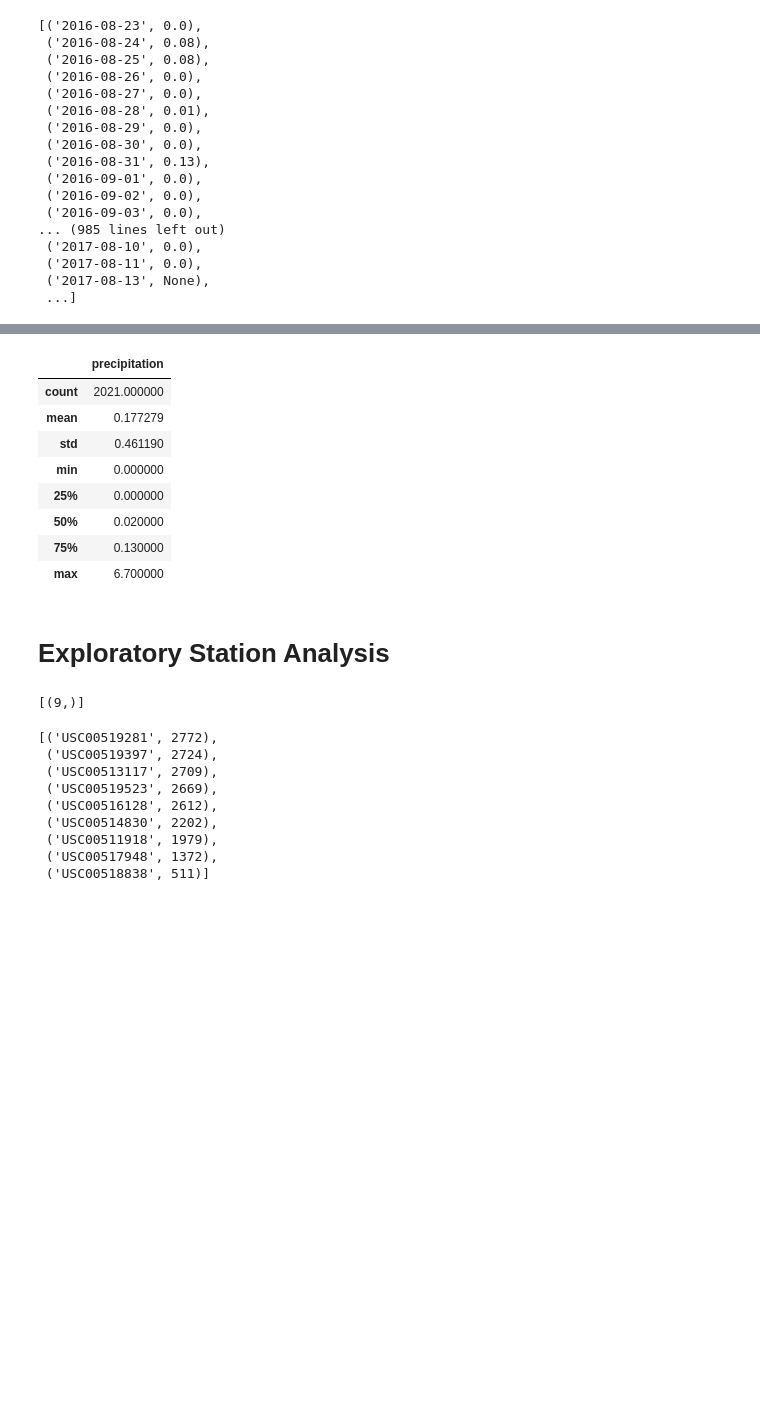
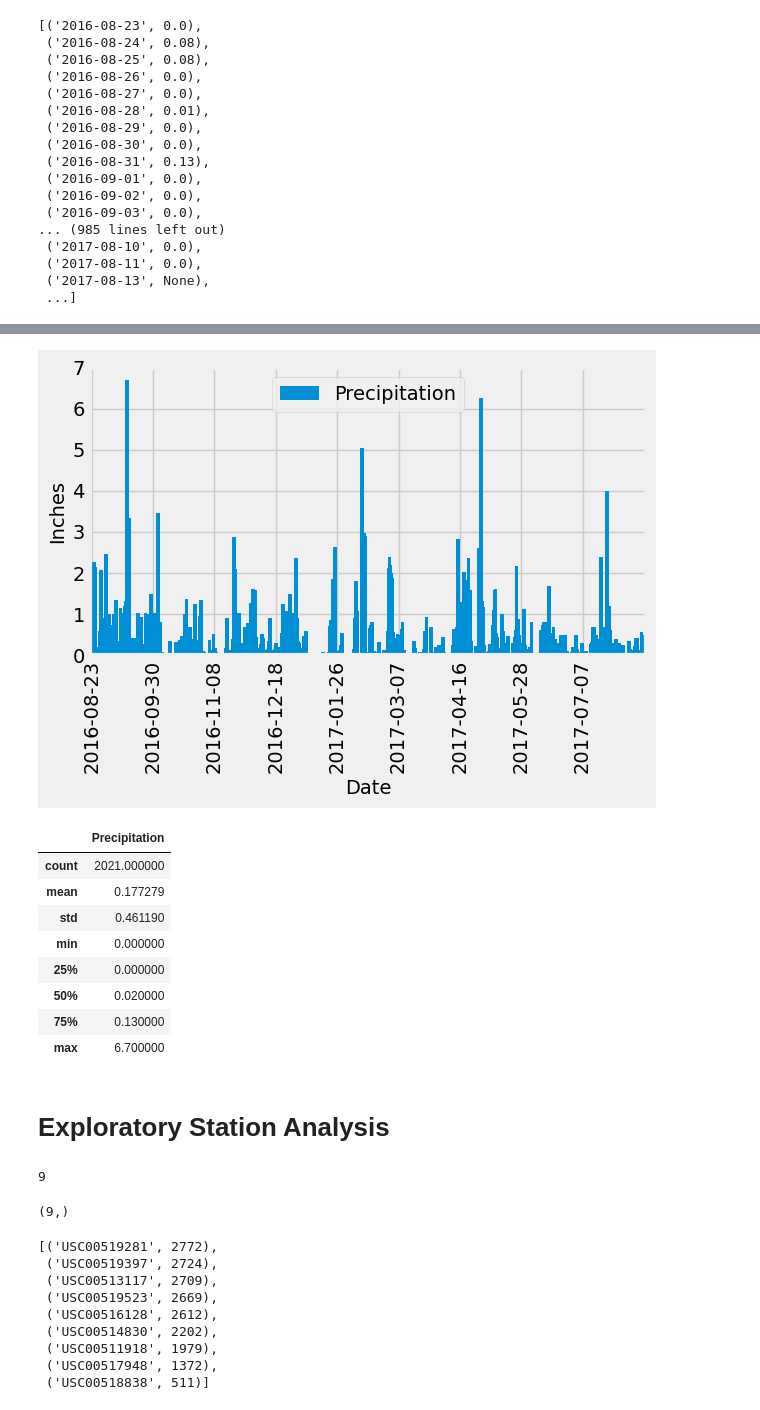
Before and after one commit to GurpreetChugh/SQLAlchemy-Challenge, a Jupyter notebook: SurfsUp/climate_starter.ipynb, the cells around one changed output, grey strips where cells are left out. Drawn from its saved outputs; the diff is of its cells as text; code cells hidden in the pictures; blank space fills up the shorter version.

```diff
--- a/SurfsUp/climate_starter.ipynb
+++ b/SurfsUp/climate_starter.ipynb
@@ -184,7 +137,19 @@ Text(0, 0.5, 'Inches')
+# %%
+# Plotting data with Pandas and Matplotlib
+xtick_pos = np.linspace(0, prcp_df.shape[0]-1, 9, endpoint=False, dtype=int)
+xtick_labels = [prcp_df['Date'][i] for i in xtick_pos]
+ax = prcp_df.plot.bar('Date', 'Precipitation', ylabel='Inches', width=15, ylim= (0,7), rot=90)
+ax.set_xticks(xtick_pos)
+ax.set_xticklabels(xtick_labels)
+plt.tight_layout()
+plt.show()
+# %% [output]
+[figure, added]
 # %%
-# Use Pandas to calculate the summary statistics for the precipitation data
+# Displaying the summary statistics for the precipitation data
+prcp_df.describe()
 # %% [output]
-|  | precipitation |
+|  | Precipitation |
 | count | 2021.000000 |
 | mean | 0.177279 |
 | std | 0.461190 |
@@ -197,8 +162,14 @@ Text(0, 0.5, 'Inches')
 # Exploratory Station Analysis
 # %%
 # Design a query to calculate the total number of stations in the dataset
+session.query(Station.station).count()
 # %% [output]
-[(9,)]
+9
+# %%
+# Design a query to calculate the total number of stations in the dataset
+session.query(func.count(func.Distinct(Measurement.station))).first()
+# %% [output]
+(9,)
 # %%
 # Design a query to find the most active stations (i.e. which stations have the most rows?)
 # List the stations and their counts in descending order.
```
Also changed, not shown: parts of 14 cells of this notebook, 1 other file.
